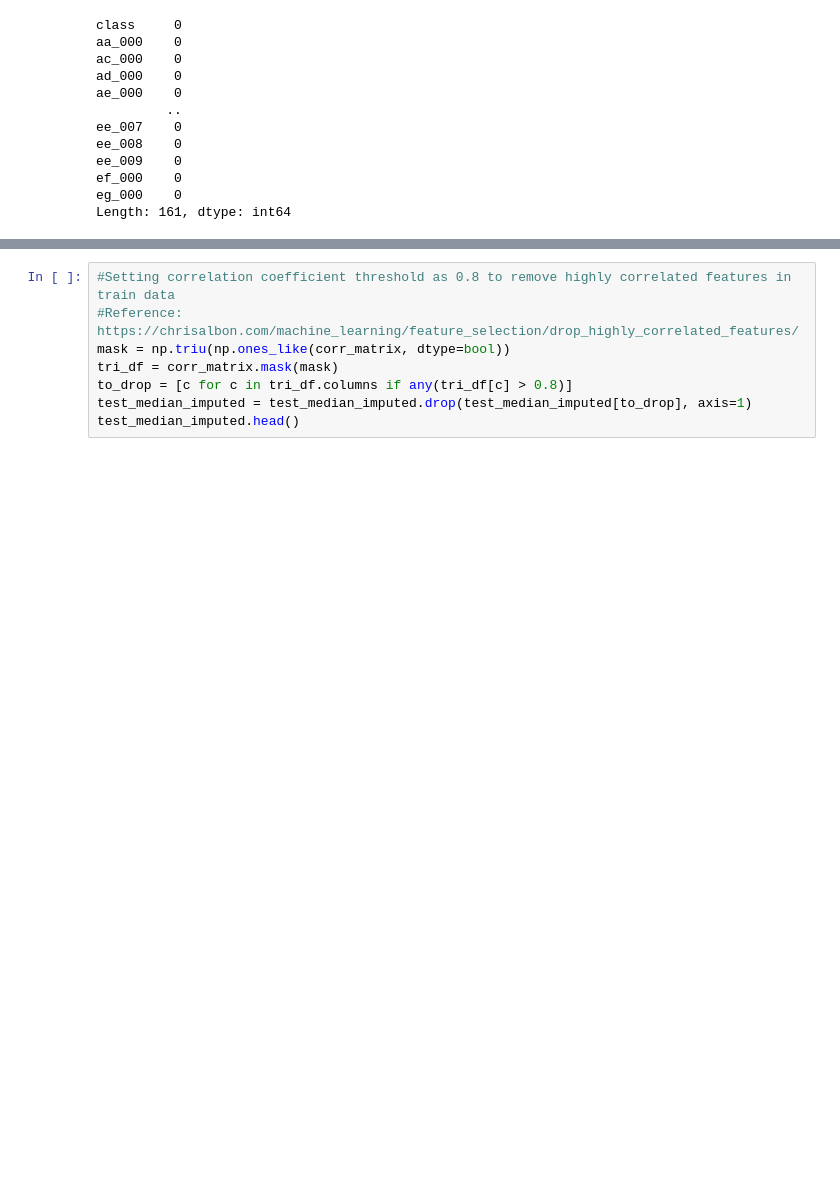
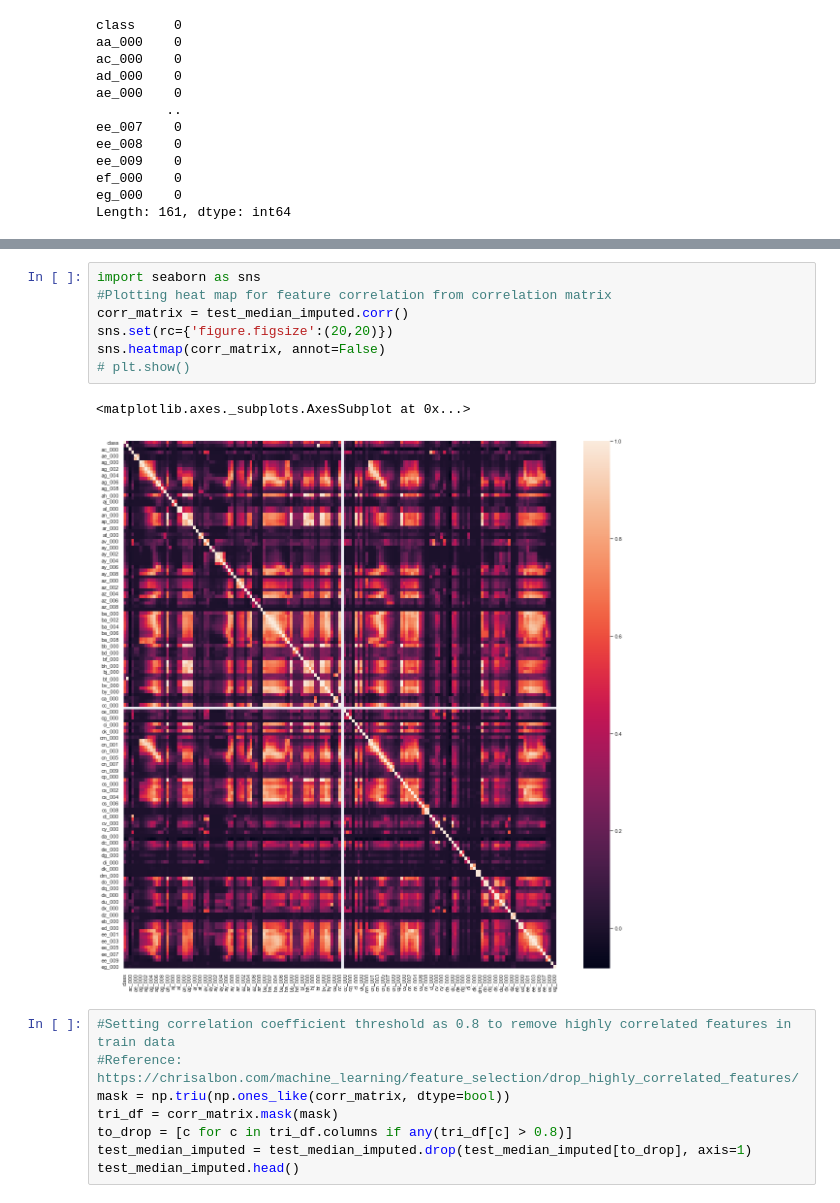
Before and after one commit to ankitsharma6652/Scania-Truck-Failures, a Jupyter notebook: NoteBooks/Untitled.ipynb, the cells around one changed output, grey strips where cells are left out. Drawn from its saved outputs; the diff is of its cells as text; blank space fills up the shorter version.

```diff
--- a/NoteBooks/Untitled.ipynb
+++ b/NoteBooks/Untitled.ipynb
@@ -164,3 +173,13 @@ train_imp_features.head()
+# %%
+import seaborn as sns
+#Plotting heat map for feature correlation from correlation matrix
+corr_matrix = test_median_imputed.corr()
+sns.set(rc={'figure.figsize':(20,20)})
+sns.heatmap(corr_matrix, annot=False)
+# plt.show()
+# %% [output]
+<matplotlib.axes._subplots.AxesSubplot at 0x...>
+[figure, added]
 # %%
 #Setting correlation coefficient threshold as 0.8 to remove highly correlated features in train data
 #Reference: https://chrisalbon.com/machine_learning/feature_selection/drop_highly_correlated_features/
```
Also changed, not shown: parts of 7 cells of this notebook, 10 other files.
